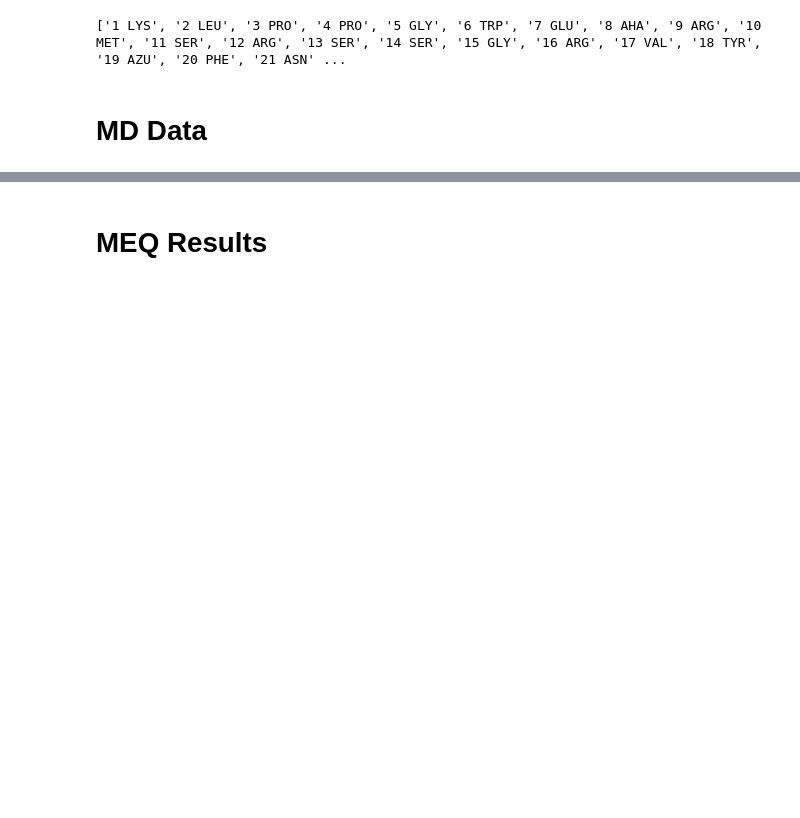
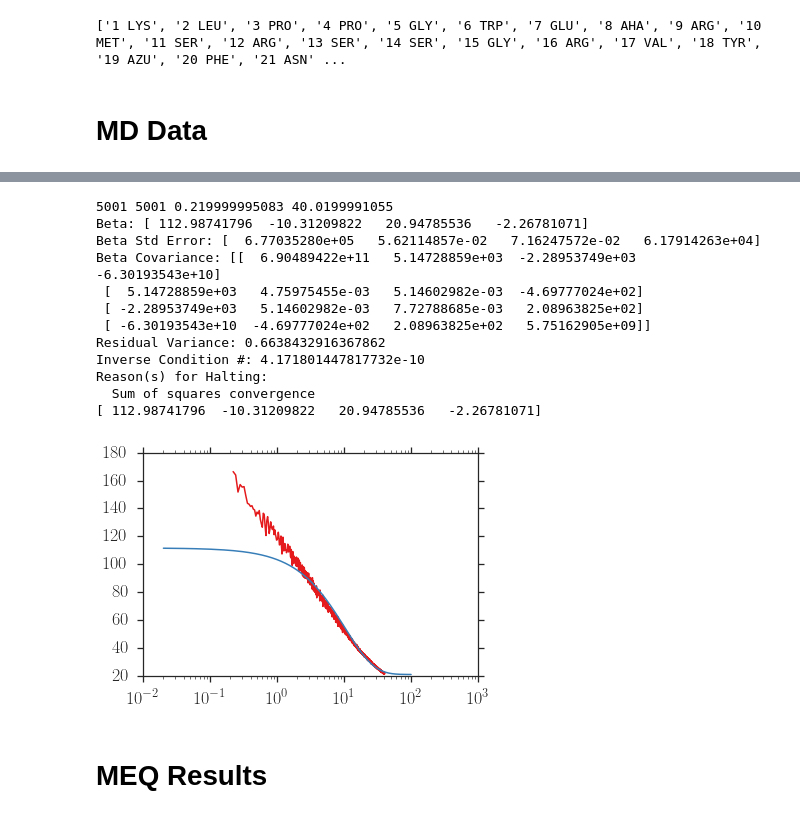
Before and after one commit to Schlabonski/WW, a Jupyter notebook: Scripts/MEQ_simulation.ipynb, the cells around one changed output, grey strips where cells are left out. Drawn from its saved outputs; the diff is of its cells as text; code cells hidden in the pictures; blank space fills up the shorter version.

```diff
--- a/Scripts/MEQ_simulation.ipynb
+++ b/Scripts/MEQ_simulation.ipynb
@@ -120,3 +140,48 @@ plot_E_kin([np.sum(E_kin_MD, axis=0)[:1000]], time_MD[:1000], plotlabels=['Total
+# %%
+# fit the decay rate of azu to the data
+def exp_func(B, x):
+    return func.ExponentialC(x, *B)
+
+def f(B, x):
+    '''Linear function y = m*x + b'''
+    return B[0]*x + B[1]
+
+#exponential fit
+exp_model = odr.Model(exp_func)
+print(len(t), len(E_kin_MD[17:18][0]), t[10], t[2000])
+azu_data = odr.Data(t[10:2000], E_kin_MD[17:18, 10:2000][0])
+azu_odr = odr.ODR(azu_data, exp_model, beta0=[160, -10, 0.21, 0])
+
+azu_fit_results = azu_odr.run()
+
+azu_fit_results.pprint()
+popt = azu_fit_results.beta
+print(popt)
+
+fig =  plt.figure()
+axe = fig.add_subplot(111)
+
+axe.plot(t[10:2000], E_kin_MD[17:18, 10:2000][0])
+axe.plot(t, exp_func(popt,t))
+axe.set_xscale('log')
+
+#linear fit of logged data
+lin_model = odr.Model(f)
+#azu_data_ln =
+# %% [output]
+5001 5001 0.219999995083 40.0199991055
+Beta: [ 112.98741796  -10.31209822   20.94785536   -2.26781071]
+Beta Std Error: [  6.77035280e+05   5.62114857e-02   7.16247572e-02   6.17914263e+04]
+Beta Covariance: [[  6.90489422e+11   5.14728859e+03  -2.28953749e+03  -6.30193543e+10]
+ [  5.14728859e+03   4.75975455e-03   5.14602982e-03  -4.69777024e+02]
+ [ -2.28953749e+03   5.14602982e-03   7.72788685e-03   2.08963825e+02]
+ [ -6.30193543e+10  -4.69777024e+02   2.08963825e+02   5.75162905e+09]]
+Residual Variance: 0.6638432916367862
+Inverse Condition #: 4.171801447817732e-10
+Reason(s) for Halting:
+  Sum of squares convergence
+[ 112.98741796  -10.31209822   20.94785536   -2.26781071]
+[figure, added]
 # %% [markdown]
 # MEQ Results
 # %%
```
Also changed, not shown: parts of 8 cells of this notebook, 26 other files.
